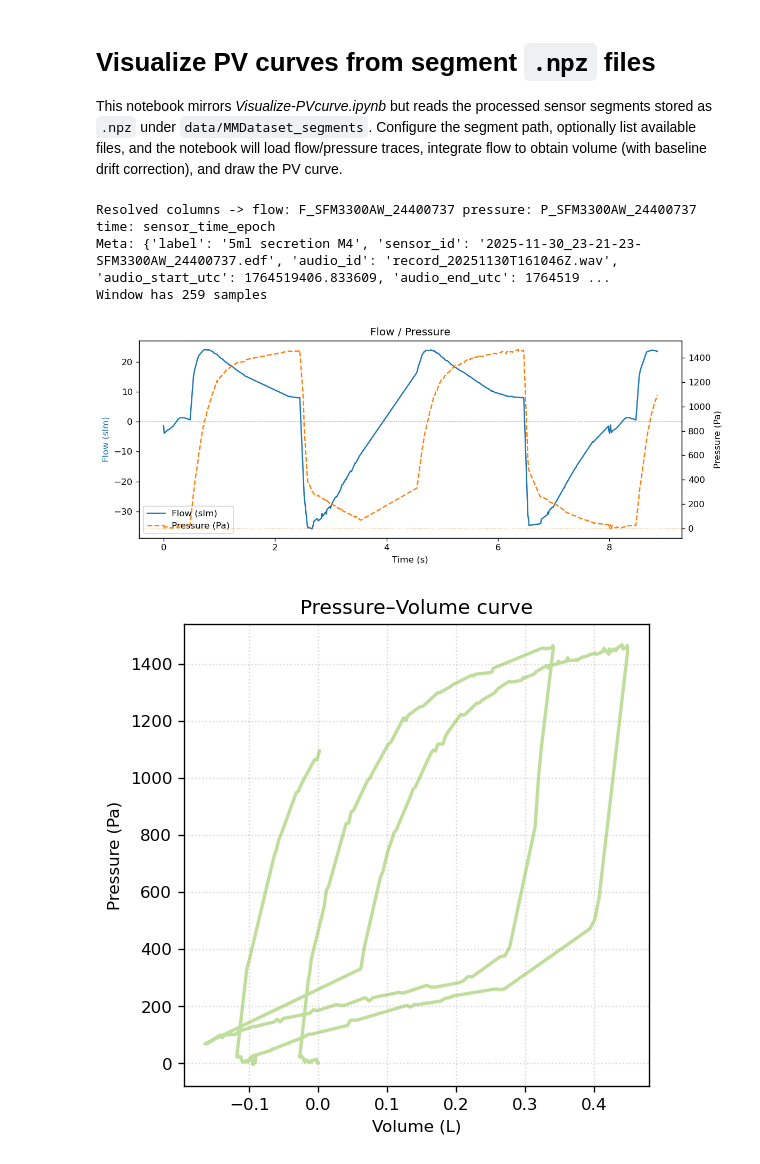
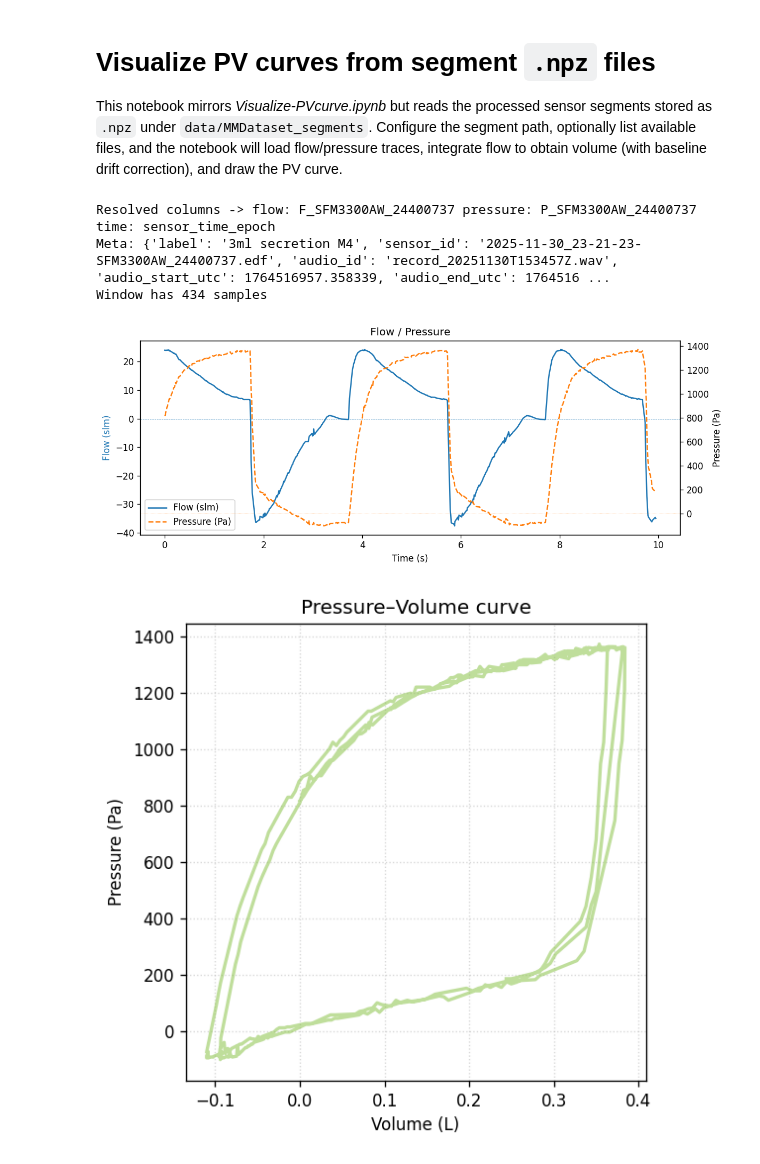
Before and after one commit to vagrant-git/Multimodal-respiratory-sound-classification, a Jupyter notebook: notebooks/Visualize-PVcurve-npz.ipynb, the cells around one changed output. Drawn from its saved outputs; the diff is of its cells as text; code cells hidden in the pictures.

```diff
--- a/notebooks/Visualize-PVcurve-npz.ipynb
+++ b/notebooks/Visualize-PVcurve-npz.ipynb
@@ -160,7 +160,7 @@ def plot_pv_curve(
 # --- Configuration ---
 # Use list_npz_files(...) to locate candidate segments, then paste a path below.
 # npz_path = r'/home/oi/Multimodal-respiratory-sound-classification/data/MMDataset_segments/251130/2025-11-30_23-21-23-SFM3300AW_24400737.edf__record_20251130T161046Z.wav/record_20251130T161046Z.wav__2025-11-30_23-21-23-SFM3300AW_24400737.edf_win00000.npz'
-npz_path = r'/home/oi/Multimodal-respiratory-sound-classification/data/MMDataset_segments/251130/2025-11-30_23-21-23-SFM3300AW_24400737.edf__record_20251130T161046Z.wav/record_20251130T161046Z.wav__2025-11-30_23-21-23-SFM3300AW_24400737.edf_win00036.npz'
+npz_path = r'/home/wangshuai/Multimodal-respiratory-sound-classification/data/MMDataset_segments/251130/2025-11-30_23-21-23-SFM3300AW_24400737.edf__record_20251130T153457Z.wav/record_20251130T153457Z.wav__2025-11-30_23-21-23-SFM3300AW_24400737.edf_win00006.npz'
 # npz_path = r'/home/oi/Multimodal-respiratory-sound-classification/data/MMDataset_segments/251118/2025-11-18_00-36-39-SFM3300AW_24400737.edf__record_20251117T163755Z.wav/record_20251117T163755Z.wav__2025-11-18_00-36-39-SFM3300AW_24400737.edf_win00050.npz'
 flow_col = "F_"
 press_col = "P_"
@@ -174,37 +174,37 @@ num_samples = None
 
 # --- Load, slice, and plot ---
 df, flow_col, press_col, time_col, meta = load_npz_segment(
     npz_path,
     flow_col=flow_col,
     press_col=press_col,
     time_col=time_col,
 )
 print("Resolved columns -> flow:", flow_col, "pressure:", press_col, "time:", time_col)
 print("Meta:", meta)
 
 window = select_sensor_window(
     df,
     time_col=time_col,
     start_utc=start_utc,
     duration_sec=duration_sec,
     start_index=start_index,
     num_samples=num_samples,
 )
 print(f"Window has {len(window):,} samples")
 if len(window) < 2:
     raise RuntimeError("Selected window is empty. Adjust the configuration above.")
 
 relative_time_s, volume_l = compute_volume_from_flow(window, flow_col, time_col=time_col)
 pressure = window[press_col].to_numpy(dtype=float)
 
 plot_flow_and_pressure(window, relative_time_s, flow_col, press_col)
 plot_pv_curve(volume_l, pressure)
 # %% [output]
 Resolved columns -> flow: F_SFM3300AW_24400737 pressure: P_SFM3300AW_24400737 time: sensor_time_epoch
-Meta: {'label': '5ml secretion M4', 'sensor_id': '2025-11-30_23-21-23-SFM3300AW_24400737.edf', 'audio_id': 'record_20251130T161046Z.wav', 'audio_start_utc': 1764519406.833609, 'audio_end_utc': 1764519 ...
-Window has 259 samples
+Meta: {'label': '3ml secretion M4', 'sensor_id': '2025-11-30_23-21-23-SFM3300AW_24400737.edf', 'audio_id': 'record_20251130T153457Z.wav', 'audio_start_utc': 1764516957.358339, 'audio_end_utc': 1764516 ...
+Window has 434 samples
-[figure, old version]
+[figure, new version]
-[figure, old version]
+[figure, new version]
 # %%
 # --- P, Q, and corresponding mel spectrogram (separate columns) ---
 import torch
```
Also changed, not shown: parts of 2 cells of this notebook, 4 other files.
